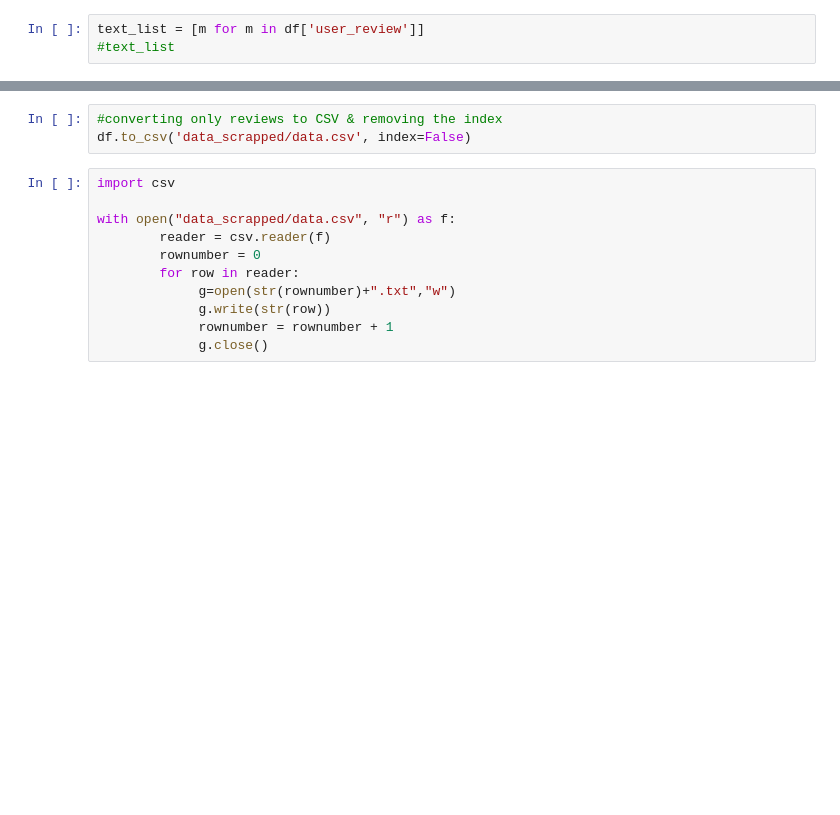
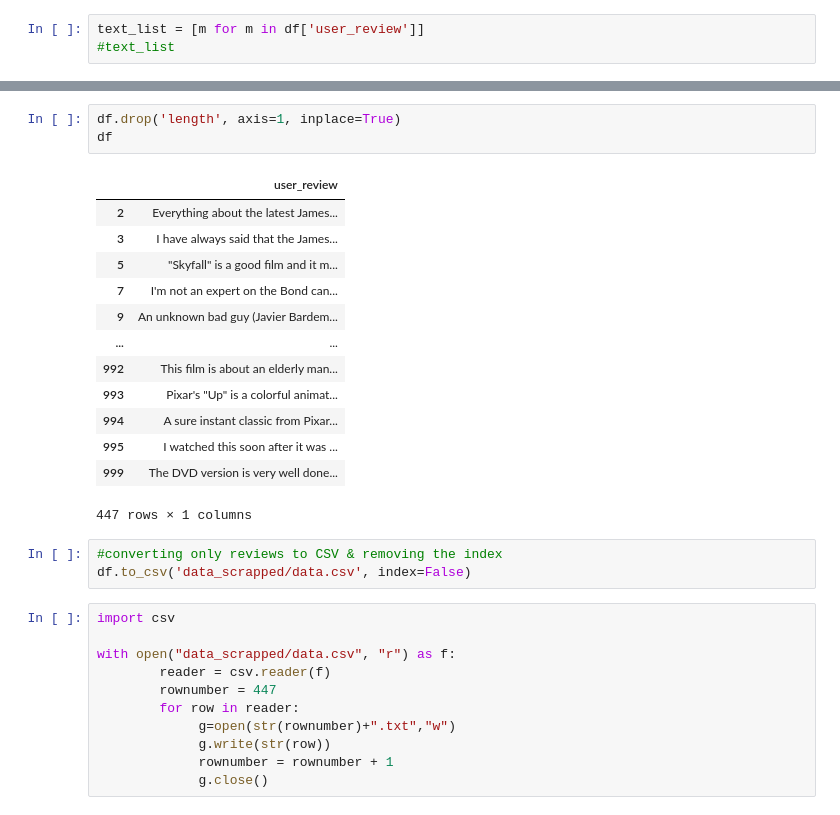
Before and after one commit to sanjay-kv/Semi-supervised-sequence-learning-Project, a Jupyter notebook: imdb_review_scrapping/Movie_review_imdb_scrapping.ipynb, the cells around one changed output, grey strips where cells are left out. Saved outputs shown, nothing was run; the diff lists cells and outputs as text; blank space fills up the shorter version.

```diff
--- a/imdb_review_scrapping/Movie_review_imdb_scrapping.ipynb
+++ b/imdb_review_scrapping/Movie_review_imdb_scrapping.ipynb
@@ -231,3 +228,20 @@ df
+# %%
+df.drop('length', axis=1, inplace=True)
+df
+# %% [output]
+|  | user_review |
+| 2 | Everything about the latest James... |
+| 3 | I have always said that the James... |
+| 5 | "Skyfall" is a good film and it m... |
+| 7 | I'm not an expert on the Bond can... |
+| 9 | An unknown bad guy (Javier Bardem... |
+| ... | ... |
+| 992 | This film is about an elderly man... |
+| 993 | Pixar's "Up" is a colorful animat... |
+| 994 | A sure instant classic from Pixar... |
+| 995 | I watched this soon after it was ... |
+| 999 | The DVD version is very well done... |
+447 rows × 1 columns
 # %%
 #converting only reviews to CSV & removing the index
 df.to_csv('data_scrapped/data.csv', index=False)
@@ -236,7 +250,7 @@ import csv
 
 with open("data_scrapped/data.csv", "r") as f:
         reader = csv.reader(f)
-        rownumber = 0
+        rownumber = 447
         for row in reader:
              g=open(str(rownumber)+".txt","w")
              g.write(str(row))
```
Also changed, not shown: parts of 8 cells of this notebook.
